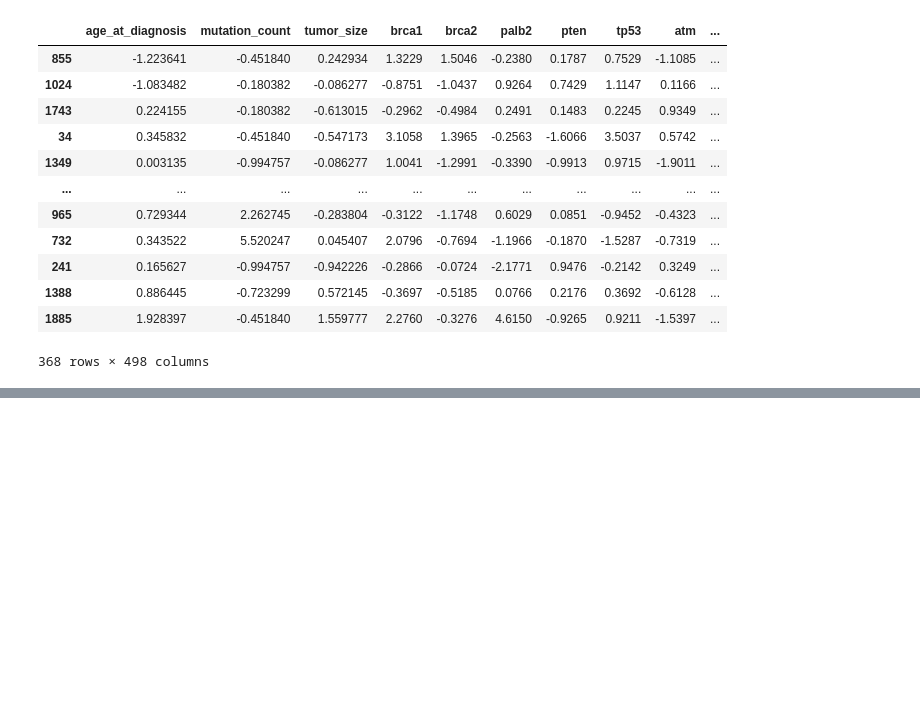
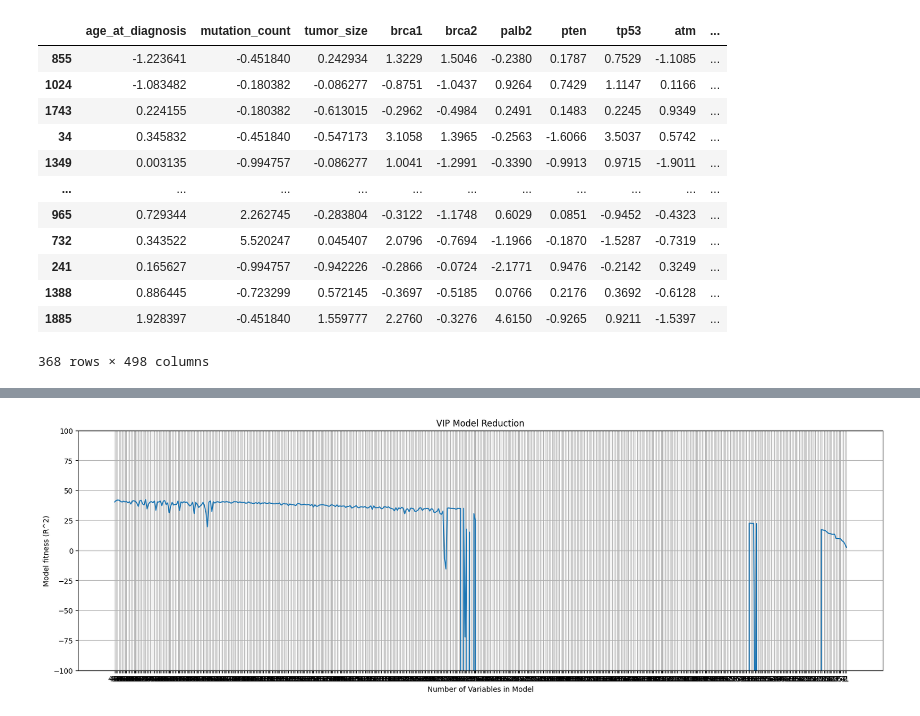
Before and after one commit to lilythomson13/finalproject, a Jupyter notebook: Results.ipynb, the cells around one changed output, grey strips where cells are left out. Cells and saved outputs as stored; diff of their text form; code cells hidden in the pictures; blank space fills up the shorter version.

```diff
--- a/Results.ipynb
+++ b/Results.ipynb
@@ -269,0 +260,14 @@ plt.show()
+# %%
+plt.figure(figsize=(20,6))
+plt.plot(x, fitness[::-1])
+ax = plt.gca()
+ax.set_xlim(ax.get_xlim()[::-1])
+ax.set_ylim(-100,100)
+plt.xticks(x)
+plt.grid()
+plt.title("VIP Model Reduction")
+plt.xlabel("Number of Variables in Model")
+plt.ylabel("Model fitness (R^2)")
+plt.show()
+# %% [output]
+[figure, added]
```
Also changed, not shown: parts of 4 cells of this notebook.
